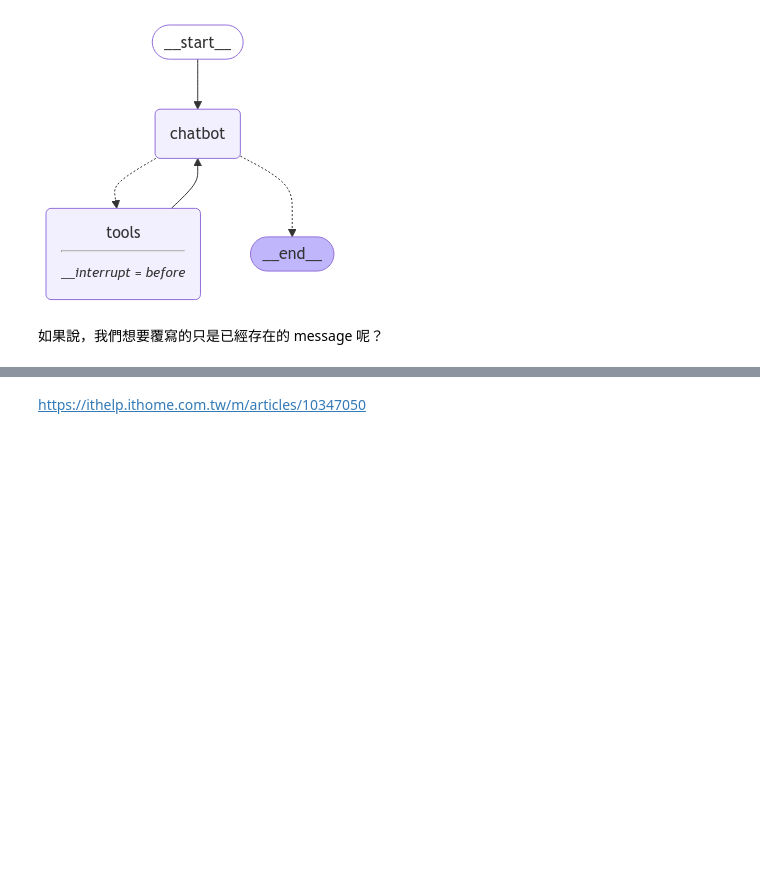
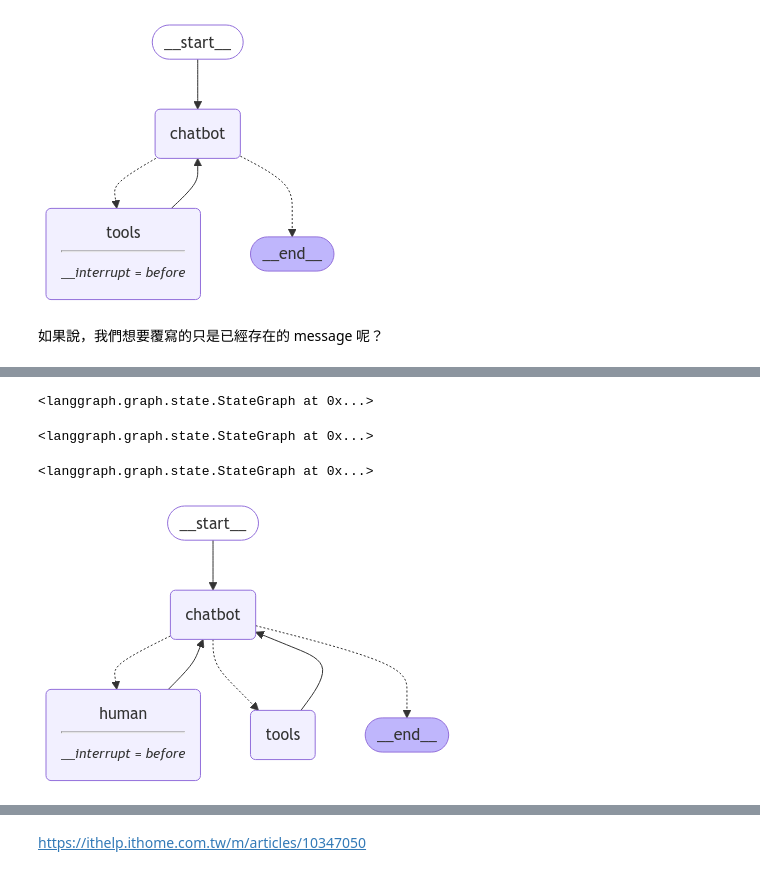
Before and after one commit to hanyuany14/ML-AI-Tutor, a Jupyter notebook: Codes/langraph.ipynb, the cells around one changed output, grey strips where cells are left out. Drawn from its saved outputs; the diff is of its cells as text; code cells hidden in the pictures; blank space fills up the shorter version.

```diff
--- a/Codes/langraph.ipynb
+++ b/Codes/langraph.ipynb
@@ -903,0 +1043,74 @@ for event in events:
+# %%
+graph_builder = StateGraph(State)
+
+graph_builder.add_node("chatbot", chatbot)
+graph_builder.add_node("tools", ToolNode(tools=[tool]))
+# %% [output]
+<langgraph.graph.state.StateGraph at 0x...>
+# %%
+from langchain_core.messages import AIMessage, ToolMessage
+
+
+def create_response(response: str, ai_message: AIMessage):
+    return ToolMessage(
+        content=response,
+        tool_call_id=ai_message.tool_calls[0]["id"],
+    )
+
+
+def human_node(state: State):
+    new_messages = []
+    if not isinstance(state["messages"][-1], ToolMessage):
+        # Typically, the user will have updated the state during the interrupt.
+        # If they choose not to, we will include a placeholder ToolMessage to
+        # let the LLM continue.
+        new_messages.append(
+            create_response("No response from human.", state["messages"][-1])
+        )
+    return {
+        # Append the new messages
+        "messages": new_messages,
+        # Unset the flag
+        "ask_human": False,
+    }
+
+
+graph_builder.add_node("human", human_node)
+# %% [output]
+<langgraph.graph.state.StateGraph at 0x...>
+# %%
+def select_next_node(state: State):
+    if state["ask_human"] is True:
+        return "human"
+    # Otherwise, we can route as before
+    return tools_condition(state)
+
+
+graph_builder.add_conditional_edges(
+    "chatbot",
+    select_next_node,
+    {"human": "human", "tools": "tools", END: END},
+)
+# %% [output]
+<langgraph.graph.state.StateGraph at 0x...>
+# %%
+# The rest is the same
+graph_builder.add_edge("tools", "chatbot")
+graph_builder.add_edge("human", "chatbot")
+graph_builder.add_edge(START, "chatbot")
+memory = MemorySaver()
+graph = graph_builder.compile(
+    checkpointer=memory,
+    # We interrupt before 'human' here instead.
+    interrupt_before=["human"],
+)
+# %%
+from IPython.display import Image, display
+
+try:
+    display(Image(graph.get_graph().draw_mermaid_png()))
+except Exception:
+    # This requires some extra dependencies and is optional
+    pass
+# %% [output]
+[figure, added]
```
Also changed, not shown: parts of 31 cells of this notebook.
